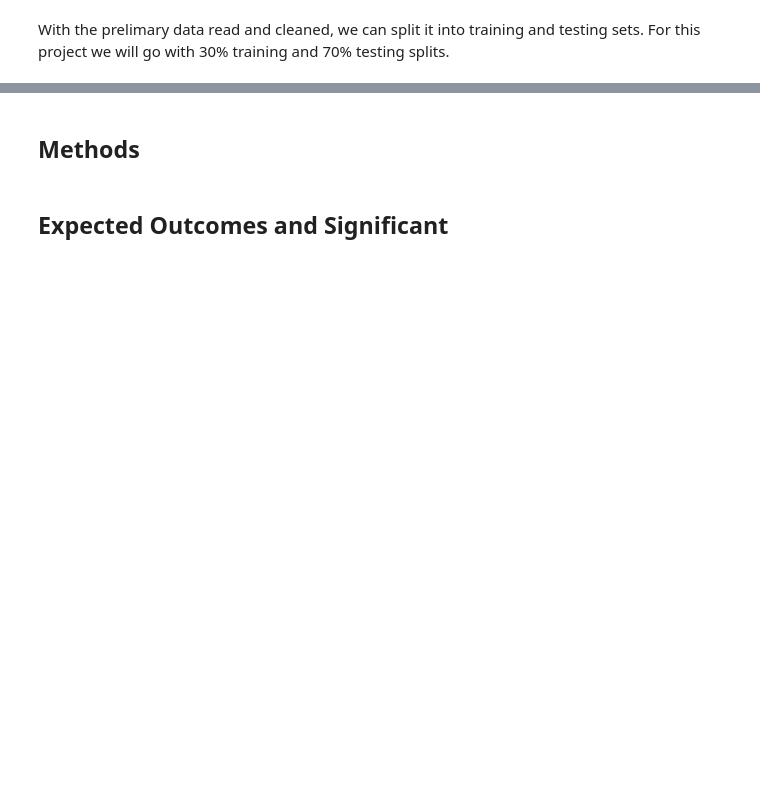
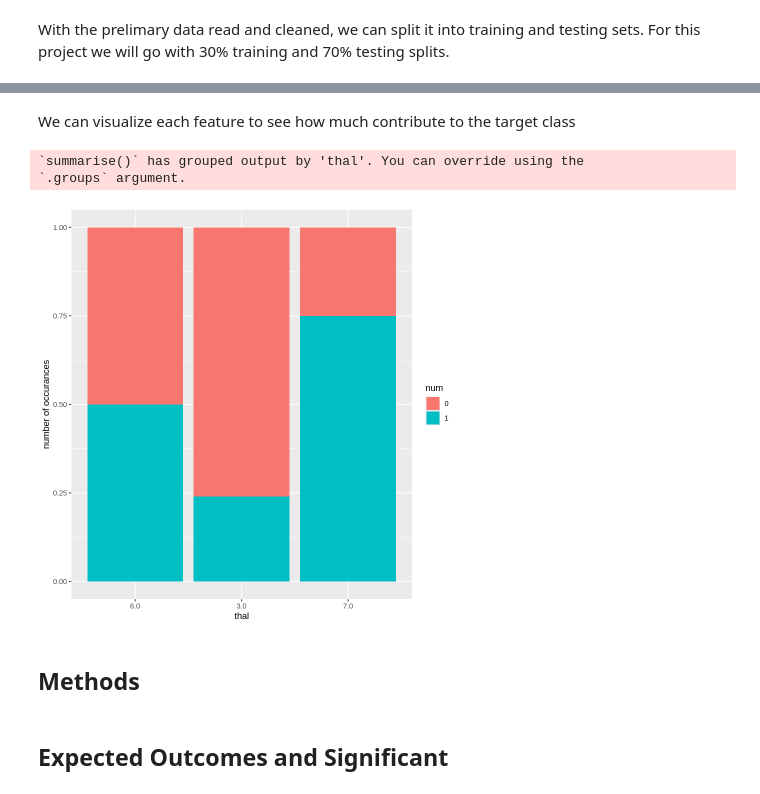
Before and after one commit to Oscar-Yik/dsci-100-project, a Jupyter notebook: DSCI 100 Project Proposal.ipynb, the cells around one changed output, grey strips where cells are left out. Drawn from its saved outputs; the diff is of its cells as text; code cells hidden in the pictures; blank space fills up the shorter version.

```diff
--- a/DSCI 100 Project Proposal.ipynb
+++ b/DSCI 100 Project Proposal.ipynb
@@ -64,5 +43,0 @@ We want the target column to be a factor type so the classfication algorithm can
-# %%
-heart_disease_C <- mutate(heart_disease_C, num = as_factor(num))
-heart_disease_H <- mutate(heart_disease_H, num = as_factor(num))
-heart_disease_S <- mutate(heart_disease_S, num = as_factor(num))
-heart_disease_V <- mutate(heart_disease_V, num = as_factor(num))
@@ -72,0 +237,17 @@ We also want to get rid of missing values in the data so our models don't fail
+# %%
+convert_target <- function(data) {
+    result <- data |>
+        mutate(num = if_else(num > 0, 1, 0)) |>
+        mutate(num = as.factor(num)) |>
+        rename(not_healthy = num)
+    return(result)
+}
+
+heart_disease_C <- convert_target(heart_disease_C)
+heart_disease_H <- convert_target(heart_disease_H)
+heart_disease_S <- convert_target(heart_disease_S)
+heart_disease_V <- convert_target(heart_disease_V)
+heart_disease_C
+heart_disease_H
+heart_disease_S
+heart_disease_V
@@ -73,19 +295,19 @@ We also want to get rid of missing values in the data so our models don't fail
 # %% [markdown]
 With the prelimary data read and cleaned, we can split it into training and testing sets. For this project we will go with 30% training and 70% testing splits.
 # %%
-heart_disease_C_split <- initial_split(heart_disease_C, prop = 0.3, strata = num)
+heart_disease_C_split <- initial_split(heart_disease_C, prop = 0.3, strata = not_healthy)
 heart_disease_C_train <- training(heart_disease_C_split)
 heart_disease_C_test <- testing(heart_disease_C_split)
 
-heart_disease_H_split <- initial_split(heart_disease_H, prop = 0.3, strata = num)
+heart_disease_H_split <- initial_split(heart_disease_H, prop = 0.3, strata = not_healthy)
 heart_disease_H_train <- training(heart_disease_H_split)
 heart_disease_H_test <- testing(heart_disease_H_split)
 
-heart_disease_S_split <- initial_split(heart_disease_S, prop = 0.3, strata = num)
+heart_disease_S_split <- initial_split(heart_disease_S, prop = 0.3, strata = not_healthy)
 heart_disease_S_train <- training(heart_disease_S_split)
 heart_disease_S_test <- testing(heart_disease_S_split)
 
-heart_disease_V_split <- initial_split(heart_disease_V, prop = 0.3, strata = num)
+heart_disease_V_split <- initial_split(heart_disease_V, prop = 0.3, strata = not_healthy)
 heart_disease_V_train <- training(heart_disease_V_split)
 heart_disease_V_test <- testing(heart_disease_V_split)
 # %%
@@ -112,3 +420,20 @@ $ num      <fct> 0, 1, 0, 3, 0, 2, 1, 0, 0, 2, 0, 0, 1, 0, 0, 3, 0, 3, 0, 2, 1
+# %% [markdown]
+We can visualize each feature to see how much contribute to the target class
+# %%
+thal_C <- heart_disease_C_train |>
+    select(thal, not_healthy) |>
+    group_by(thal, not_healthy) |>
+    summarize(count = n())
+
+categorical_plot <- thal_C |>
+    ggplot(aes(x = thal, y = count, fill = not_healthy)) +
+    geom_bar(stat = "identity", position = "fill") +
+    labs(x = "thal", y = "number of occurances", fill = "num")
+categorical_plot
+# %% [output]
+`summarise()` has grouped output by 'thal'. You can override using the
+`.groups` argument.
+[figure, added]
 # %% [markdown]
 ## Methods
 # %% [markdown]
```
Also changed, not shown: parts of 17 cells of this notebook.
